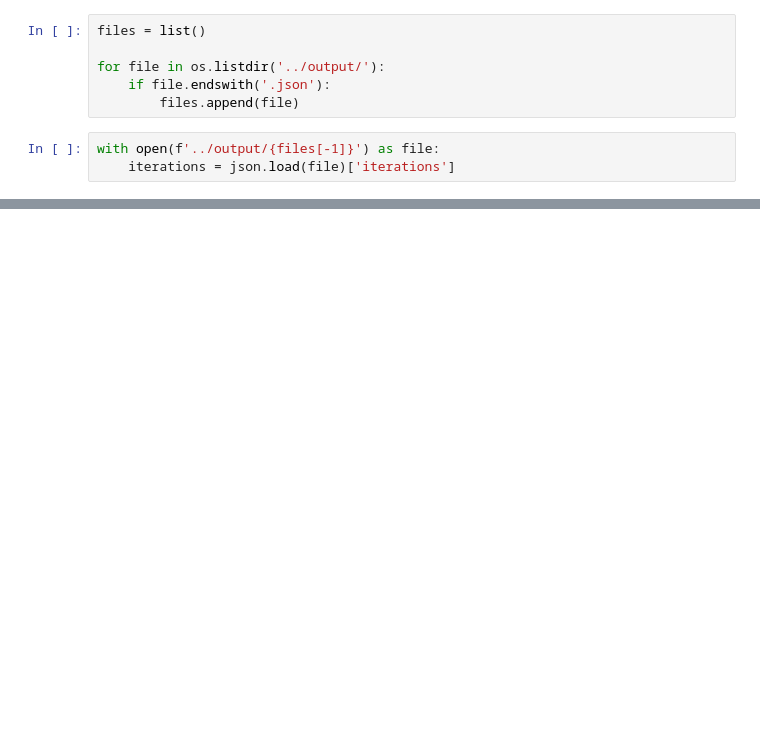
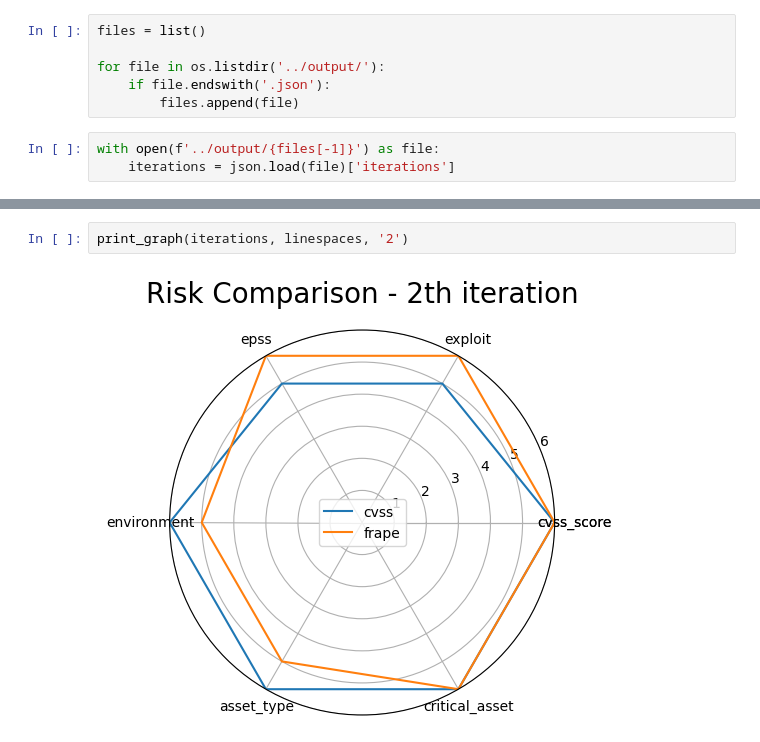
Before and after one commit to rodrigoparente/cvefixes-simulator, a Jupyter notebook: ipynb/Stats Analysis.ipynb, the cells around one changed output, grey strips where cells are left out. Saved outputs shown, nothing was run; the diff lists cells and outputs as text; blank space fills up the shorter version.

```diff
--- a/ipynb/Stats Analysis.ipynb
+++ b/ipynb/Stats Analysis.ipynb
@@ -56,0 +74,4 @@ for key, stats in iterations.items():
+# %%
+print_graph(iterations, linespaces, '2')
+# %% [output]
+[figure, added]
```
Also changed, not shown: parts of 12 cells of this notebook.
